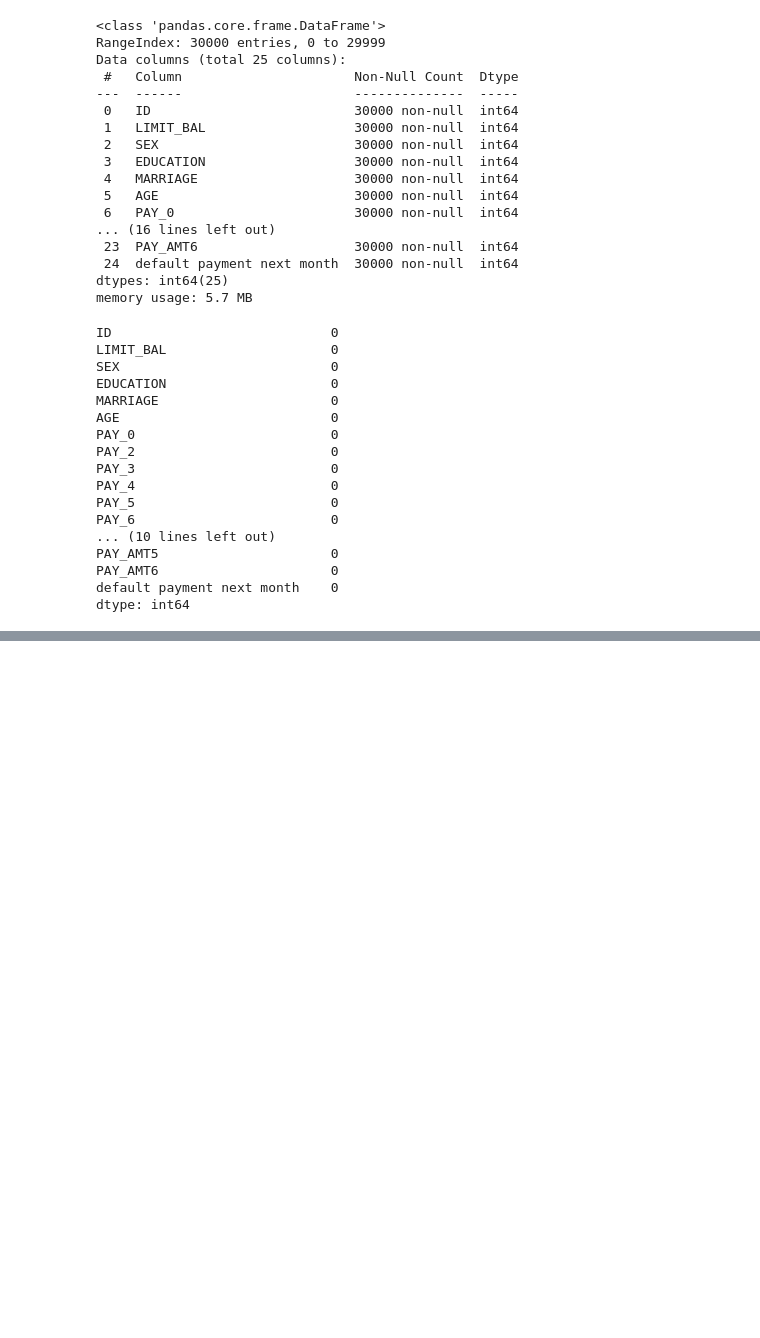
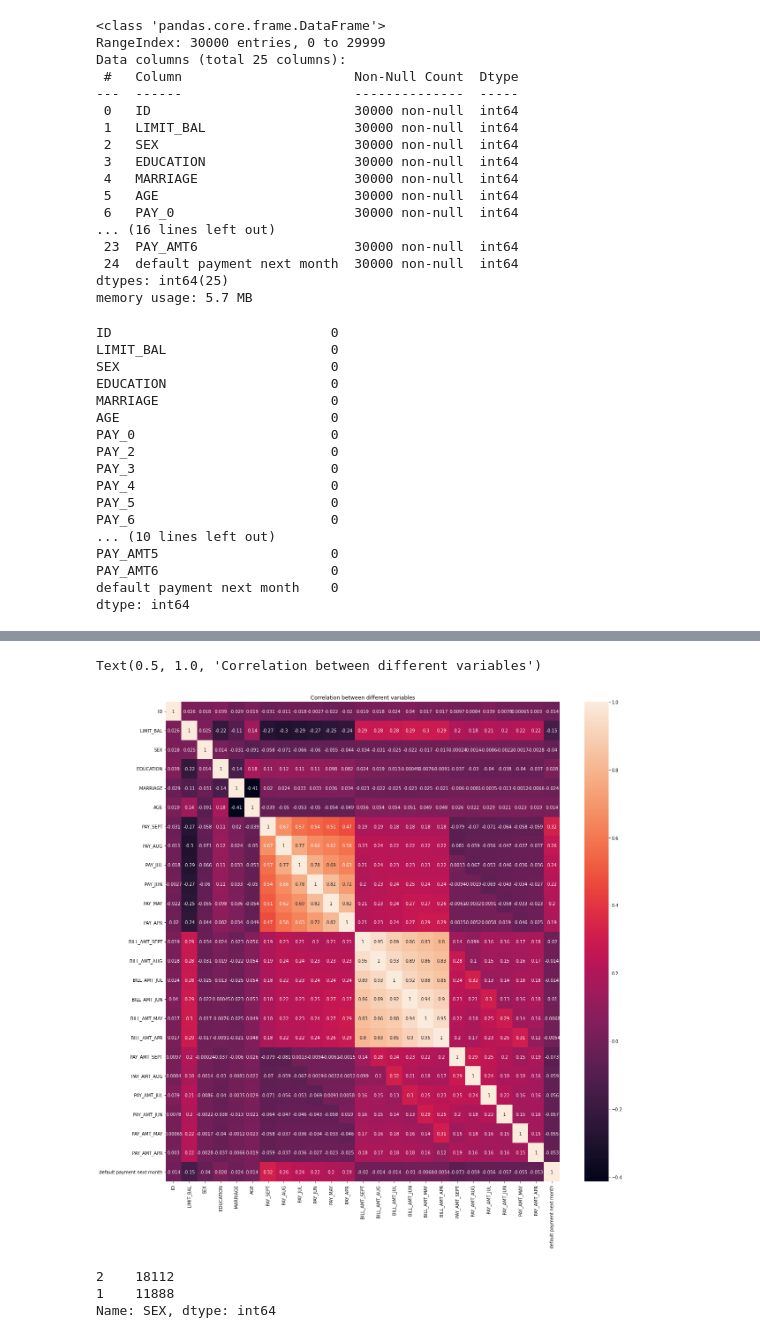
Before and after one commit to bharath967/Credit-Card-Default-Prediction, a Jupyter notebook: Credit_Card_Default_Prediction_Capstone_Project.ipynb, the cells around one changed output, grey strips where cells are left out. Saved outputs shown, nothing was run; the diff lists cells and outputs as text; code cells hidden in the pictures; blank space fills up the shorter version.

```diff
--- a/Credit_Card_Default_Prediction_Capstone_Project.ipynb
+++ b/Credit_Card_Default_Prediction_Capstone_Project.ipynb
@@ -147,0 +187,14 @@ dtype: int64
+# %%
+plt.figure(figsize=(20,20))
+sns.heatmap(data.corr(),annot=True)
+plt.title('Correlation between different variables')
+# %% [output]
+Text(0.5, 1.0, 'Correlation between different variables')
+[figure, added]
+# %%
+#Checking value counts of SEX
+data['SEX'].value_counts()
+# %% [output]
+2    18112
+1    11888
+Name: SEX, dtype: int64
```
Also changed, not shown: parts of 10 cells of this notebook.
